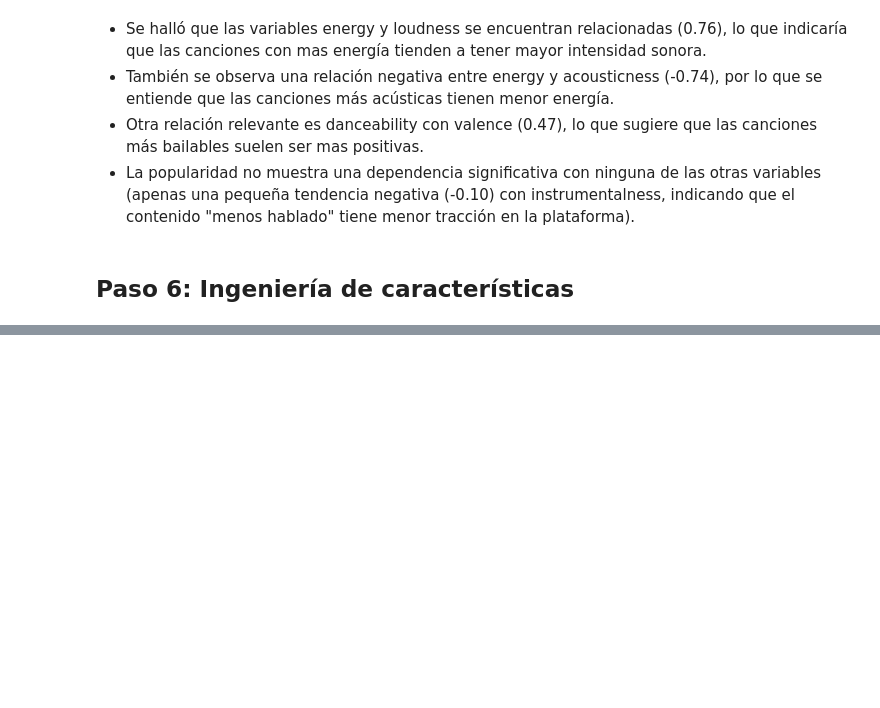
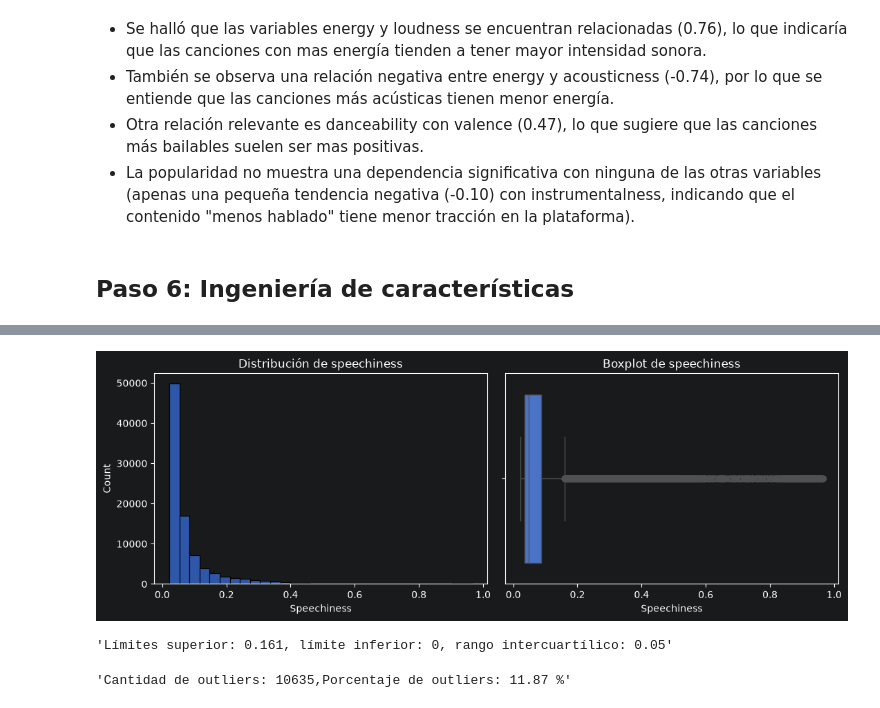
Before and after one commit to ArthurMartinezUcu/Ucu_diploma_python, a Jupyter notebook: notebooks/notebook.ipynb, the cells around one changed output, grey strips where cells are left out. Cells and saved outputs as stored; diff of their text form; code cells hidden in the pictures; blank space fills up the shorter version.

```diff
--- a/notebooks/notebook.ipynb
+++ b/notebooks/notebook.ipynb
@@ -227,0 +533,50 @@ plt.show()
+# %%
+fig, axes = plt.subplots(1, 2, figsize=(11, 4))
+
+sns.histplot(
+    data=df_clean,
+    x="speechiness",
+    bins=30,
+    ax=axes[0]
+)
+axes[0].set_title("Distribución de speechiness")
+axes[0].set_xlabel("Speechiness")
+
+sns.boxplot(
+    data=df_clean,
+    x="speechiness",
+    ax=axes[1]
+)
+axes[1].set_title("Boxplot de speechiness")
+axes[1].set_xlabel("Speechiness")
+
+plt.tight_layout()
+plt.show()
+# %% [output]
+[figure, added]
+# %%
+q1 = df_clean["speechiness"].quantile(0.25)
+q3 = df_clean["speechiness"].quantile(0.75)
+iqr = q3 - q1
+
+statistical_lower_limit = q1 - 1.5 * iqr
+statistical_upper_limit = q3 + 1.5 * iqr
+
+lower_limit = max(0, statistical_lower_limit)
+upper_limit = min(1, statistical_upper_limit)
+
+f"Límites superior: {round(upper_limit, 4)}, límite inferior: {round(lower_limit, 4)}, rango intercuartílico: {round(iqr, 4)}"
+# %% [output]
+'Límites superior: 0.161, límite inferior: 0, rango intercuartílico: 0.05'
+# %%
+speechiness_outliers = df_clean[
+    (df_clean["speechiness"] < lower_limit) |
+    (df_clean["speechiness"] > upper_limit)
+]
+
+cantidad = speechiness_outliers.shape[0]
+porcentaje = cantidad / df_clean.shape[0] * 100
+
+f"Cantidad de outliers: {cantidad},Porcentaje de outliers: {porcentaje:.2f} %"
+# %% [output]
+'Cantidad de outliers: 10635,Porcentaje de outliers: 11.87 %'
```
Also changed, not shown: parts of 39 cells of this notebook, 1 other file.
